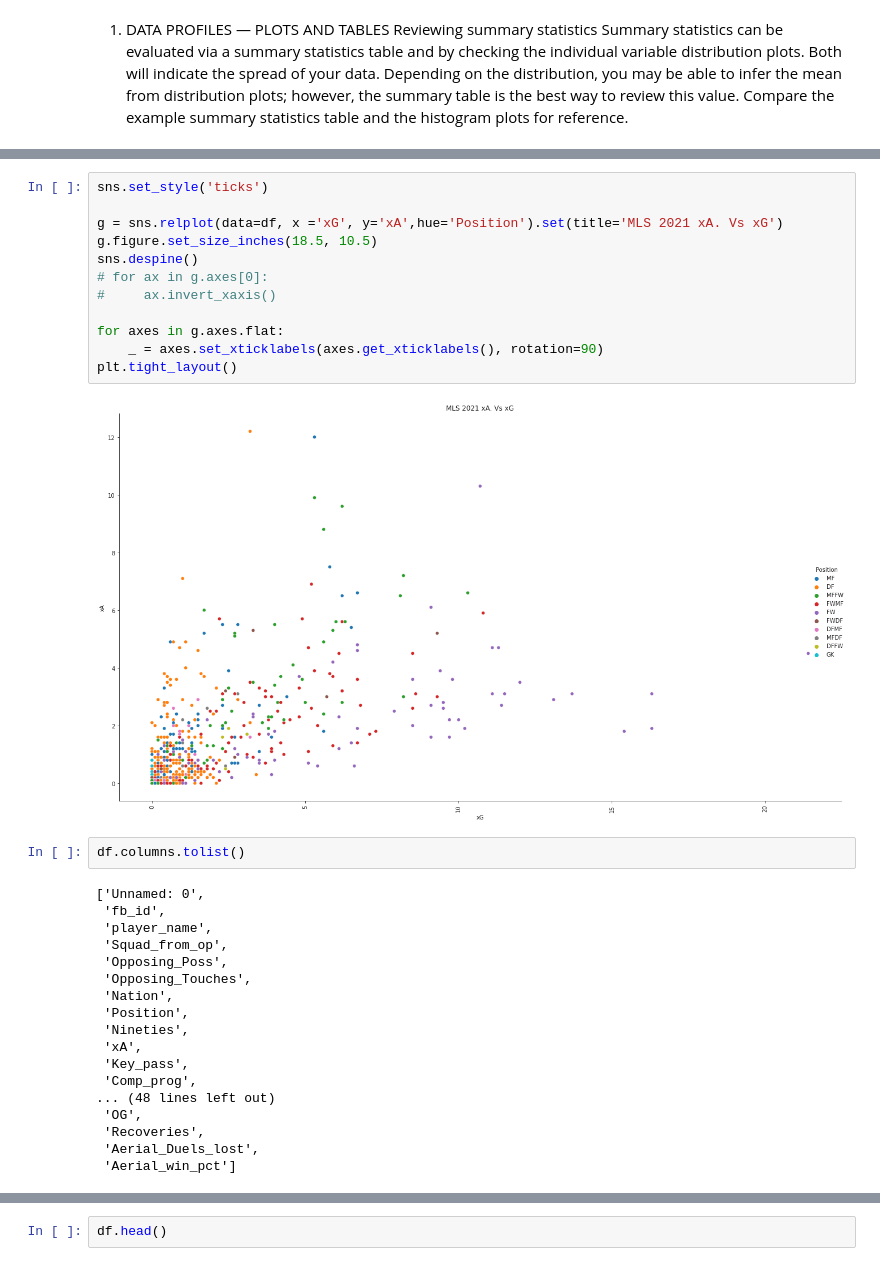
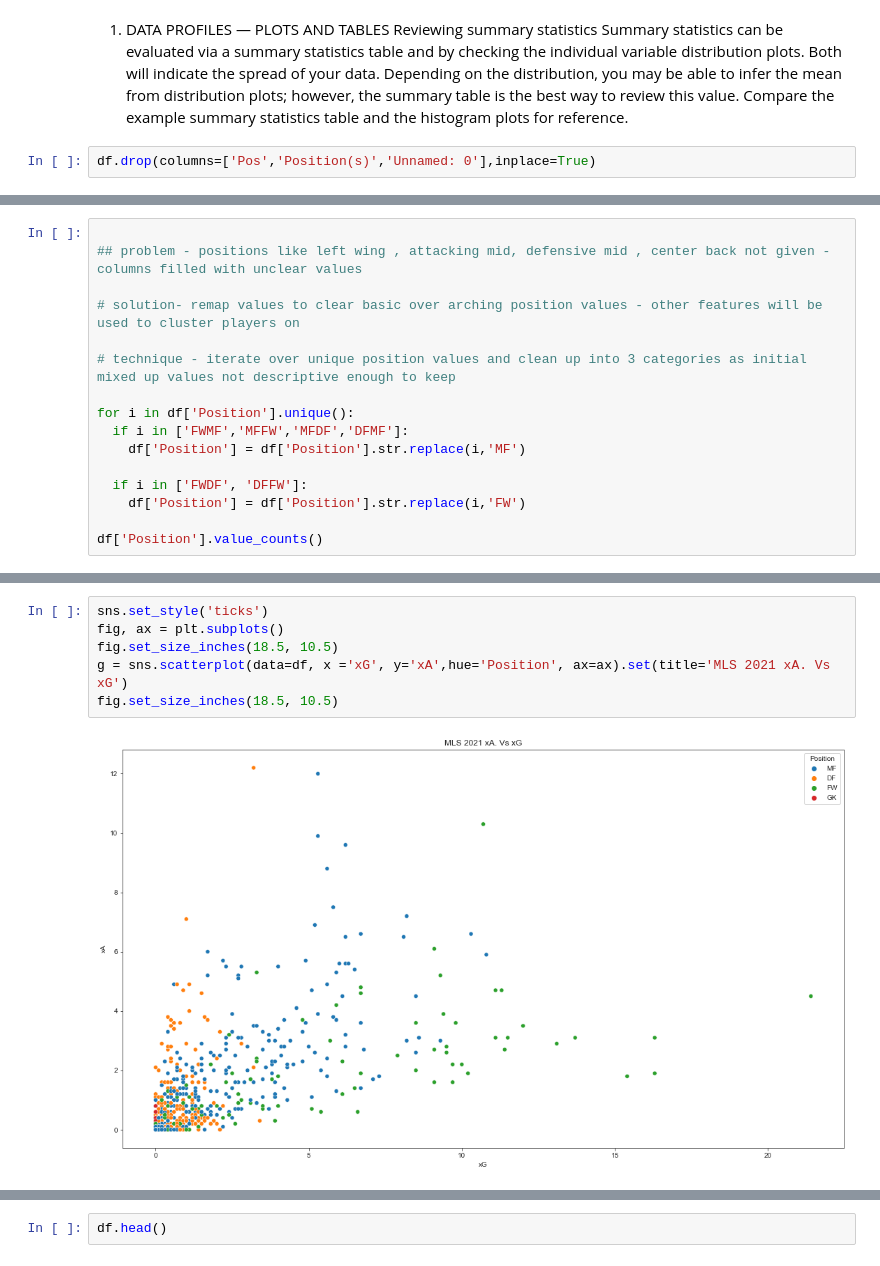
Before and after one commit to misterrustia/MLS_clustering_Captsone, a Jupyter notebook: 2_Exploratory_Data_analysis/Player_exploratory_data_analysis.ipynb, the cells around one changed output, grey strips where cells are left out. Cells and saved outputs as stored; diff of their text form.

Commit message:
EDA notebook data maninulation concluded wtih final features created.

```diff
--- a/2_Exploratory_Data_analysis/Player_exploratory_data_analysis.ipynb
+++ b/2_Exploratory_Data_analysis/Player_exploratory_data_analysis.ipynb
@@ -39,4 +43,6 @@ memory usage: 506.8+ KB
 1. DATA PROFILES — PLOTS AND TABLES
 Reviewing summary statistics
 Summary statistics can be evaluated via a summary statistics table and by checking the individual variable distribution plots. Both will indicate the spread of your data. Depending on the distribution, you may be able to infer the mean from distribution plots; however, the summary table is the best way to review this value. Compare the example summary statistics table and the histogram plots for reference.
+# %%
+df.drop(columns=['Pos','Position(s)','Unnamed: 0'],inplace=True)
 # %%
@@ -82,0 +95,16 @@ memory usage: 16.7+ KB
+# %%
+
+## problem - positions like left wing , attacking mid, defensive mid , center back not given - columns filled with unclear values
+
+# solution- remap values to clear basic over arching position values - other features will be used to cluster players on
+
+# technique - iterate over unique position values and clean up into 3 categories as initial mixed up values not descriptive enough to keep
+
+for i in df['Position'].unique():
+  if i in ['FWMF','MFFW','MFDF','DFMF']:
+    df['Position'] = df['Position'].str.replace(i,'MF')
+
+  if i in ['FWDF', 'DFFW']:
+    df['Position'] = df['Position'].str.replace(i,'FW')
+
+df['Position'].value_counts()
@@ -140,34 +185,8 @@ sns.boxplot(x ='Position', y='Base Salary',data=df)
 # %%
 sns.set_style('ticks')
-
-g = sns.relplot(data=df, x ='xG', y='xA',hue='Position').set(title='MLS 2021 xA. Vs xG')
-g.figure.set_size_inches(18.5, 10.5)
-sns.despine()
-# for ax in g.axes[0]:
-#     ax.invert_xaxis()
-
-for axes in g.axes.flat:
-    _ = axes.set_xticklabels(axes.get_xticklabels(), rotation=90)
-plt.tight_layout()
+fig, ax = plt.subplots()
+fig.set_size_inches(18.5, 10.5)
+g = sns.scatterplot(data=df, x ='xG', y='xA',hue='Position', ax=ax).set(title='MLS 2021 xA. Vs xG')
+fig.set_size_inches(18.5, 10.5)
 # %% [output]
-[figure, old version]
+[figure, new version]
-# %%
-df.columns.tolist()
-# %% [output]
-['Unnamed: 0',
- 'fb_id',
- 'player_name',
- 'Squad_from_op',
- 'Opposing_Poss',
- 'Opposing_Touches',
- 'Nation',
- 'Position',
- 'Nineties',
- 'xA',
- 'Key_pass',
- 'Comp_prog',
-... (48 lines left out)
- 'OG',
- 'Recoveries',
- 'Aerial_Duels_lost',
- 'Aerial_win_pct']
```
Also changed, not shown: parts of 50 cells of this notebook, 1 other file.
